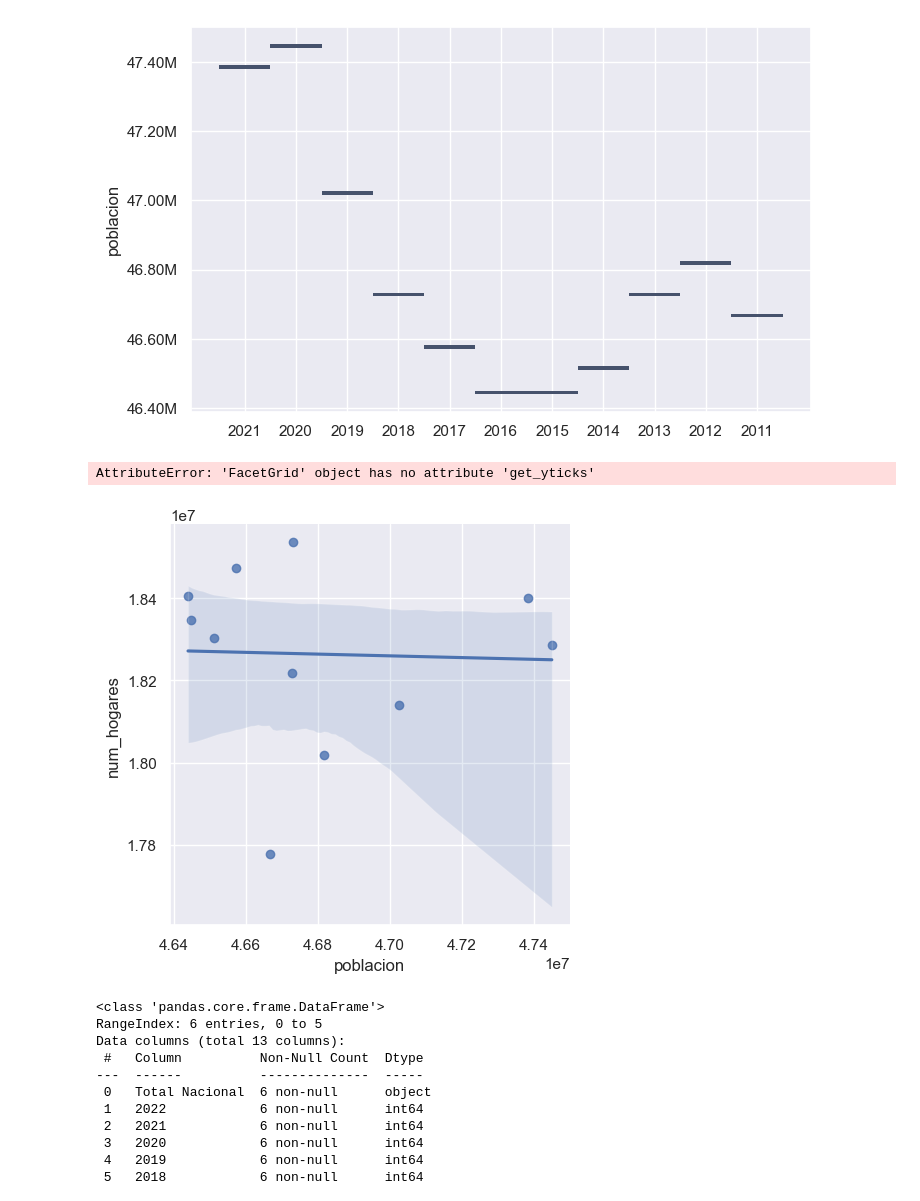
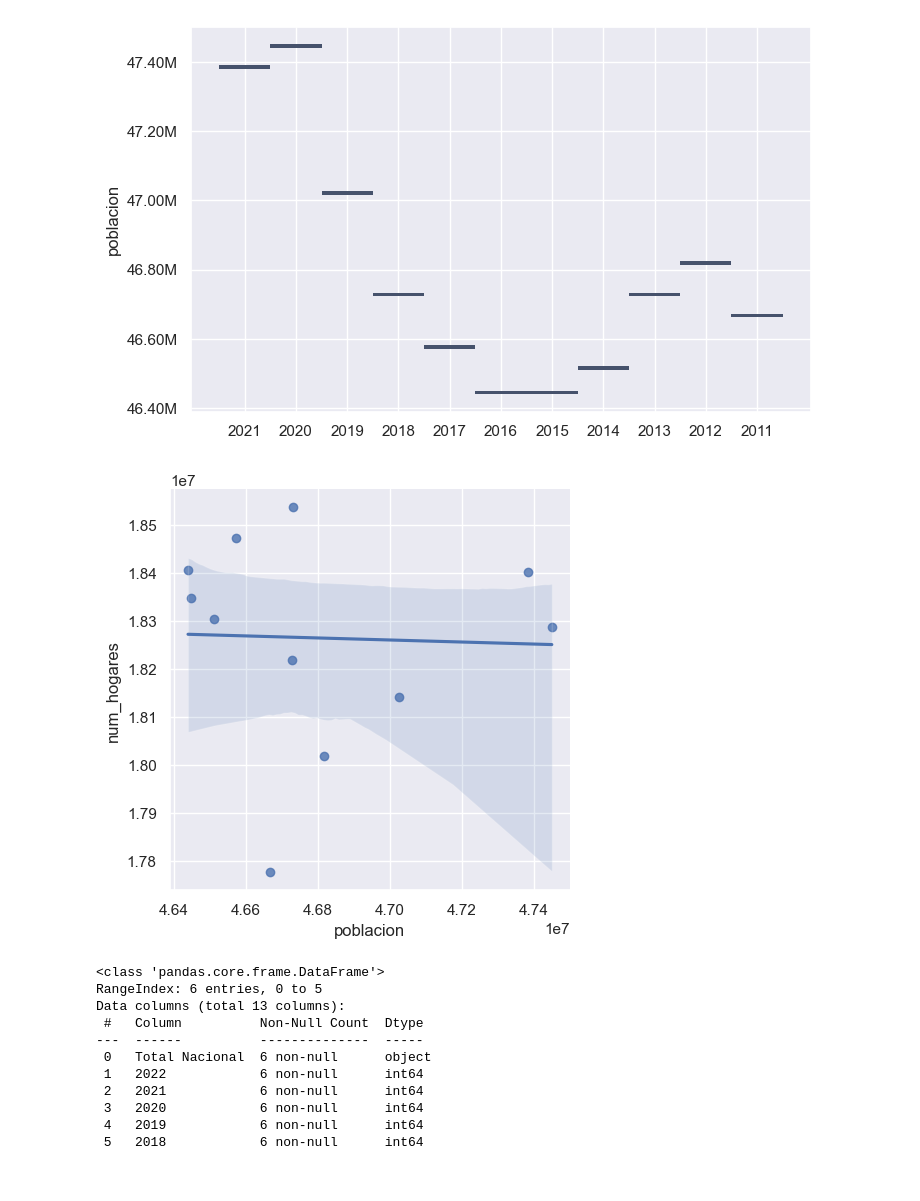
Before and after one commit to Lean788/EDA_vivienda_joven, a Jupyter notebook: src/Notebooks/analisis/analisis_jovenes.ipynb, the cells around one changed output. Cells and saved outputs as stored; diff of their text form; code cells hidden in the pictures.

```diff
--- a/src/Notebooks/analisis/analisis_jovenes.ipynb
+++ b/src/Notebooks/analisis/analisis_jovenes.ipynb
@@ -458,12 +458,9 @@ sns.histplot(
     bins=30, discrete=(True, False), log_scale=(False, True),
 )
 # %%
-g=sns.lmplot(data=indicadores_transposed, x='poblacion', y='num_hogares');
-ylabels = ['{:,.2f}'.format(y) + 'M' for y in g.get_yticks()/1000000]
-g.set_yticklabels(ylabels);
+sns.lmplot(data=indicadores_transposed, x='poblacion', y='num_hogares');
 # %% [output]
-AttributeError: 'FacetGrid' object has no attribute 'get_yticks'
-[figure, old version]
+[figure, new version]
 # %%
 poblacion = pd.read_csv('../../data/clean/poblacionT.csv')
 # %%
```
Also changed, not shown: parts of 2 cells of this notebook, 2 other files.
